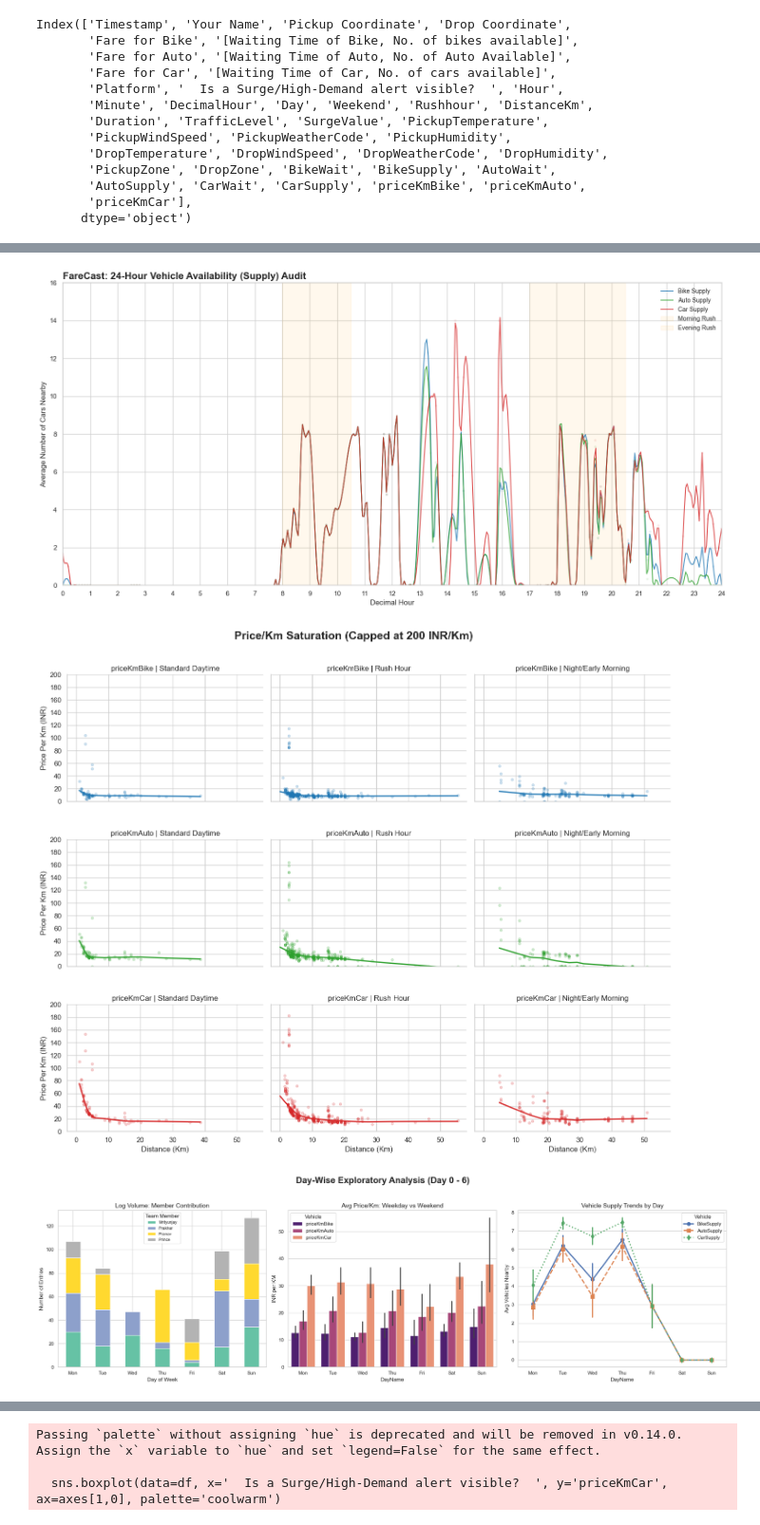
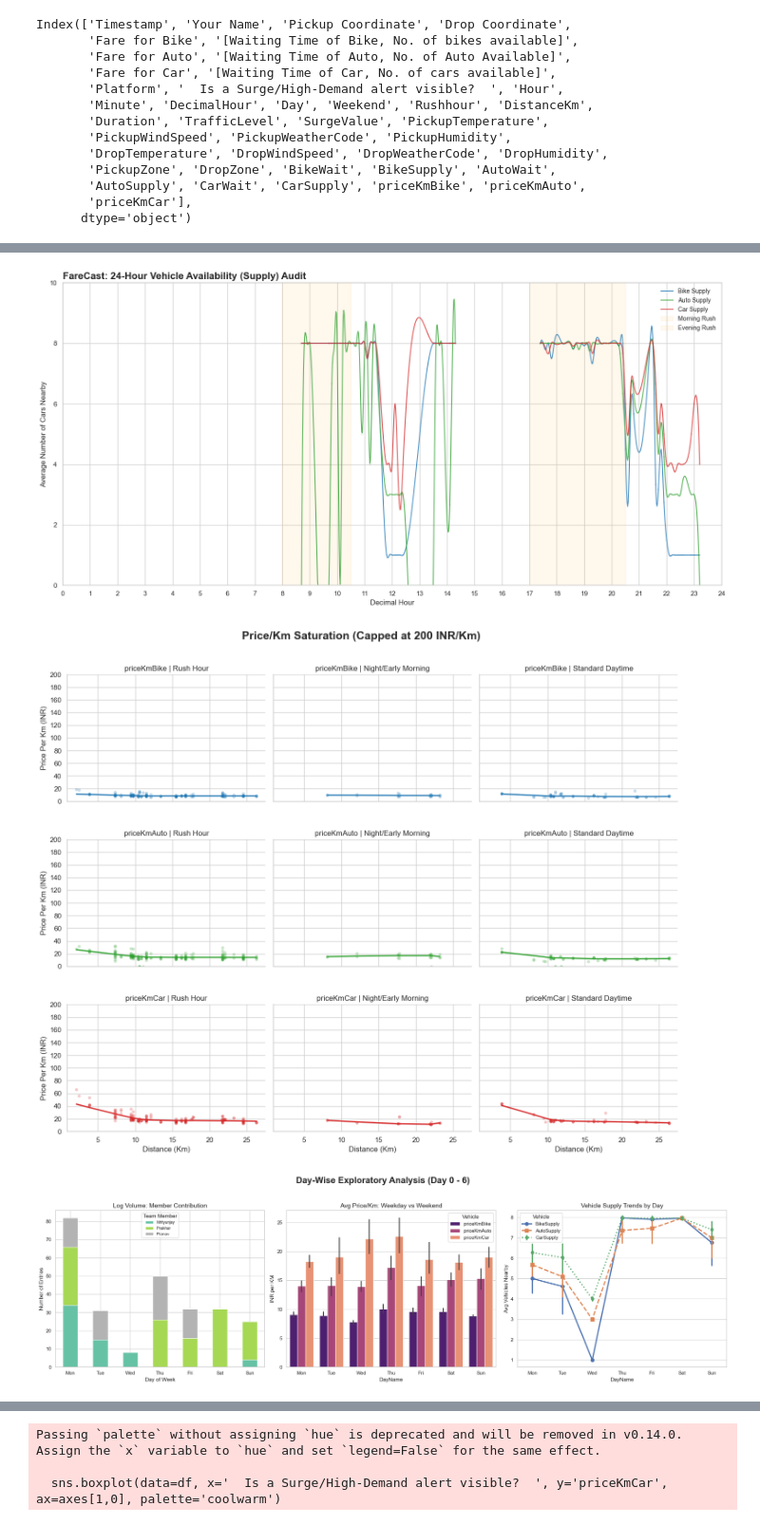
Before and after one commit to vibieprince/DATA-SCIENCE, a Jupyter notebook: MACHINE LEARNING ADVANCED/farecast.ipynb, the cells around one changed output, grey strips where cells are left out. Shown at 95% size. Saved outputs shown, nothing was run; the diff lists cells and outputs as text; code cells hidden in the pictures.

```diff
--- a/MACHINE LEARNING ADVANCED/farecast.ipynb
+++ b/MACHINE LEARNING ADVANCED/farecast.ipynb
@@ -246,7 +246,7 @@ import seaborn as sns
 from scipy.interpolate import make_interp_spline
 
 # 1. Load data
-df = pd.read_csv('Ride Apps Data Collection (Responses) - Form responses 2 (3).csv')
+df = pd.read_csv('Ride Apps Data Collection (Responses) - Form responses 2 (4).csv')
 
 # 2. Aggregation - Mean Supply per 0.1 hour slot
 # Using your specific supply columns
@@ -316,7 +316,7 @@ plt.legend(by_label.values(), by_label.keys(), loc='upper right', frameon=False,
 plt.tight_layout()
 plt.show()
 # %% [output]
-[figure, old version]
+[figure, new version]
 # %%
 import pandas as pd
 import numpy as np
@@ -324,7 +324,7 @@ import matplotlib.pyplot as plt
 import seaborn as sns
 
 # 1. Load data
-df = pd.read_csv('Ride Apps Data Collection (Responses) - Form responses 2 (3).csv')
+df = pd.read_csv('Ride Apps Data Collection (Responses) - Form responses 2 (4).csv')
 
 # 2. Categorize Time of Day
 def get_time_cat(row):
@@ -373,7 +373,7 @@ g.fig.suptitle('Price/Km Saturation (Capped at 200 INR/Km)', fontsize=18, fontwe
 
 plt.show()
 # %% [output]
-[figure, old version]
+[figure, new version]
 # %%
 import pandas as pd
 import numpy as np
@@ -381,7 +381,7 @@ import matplotlib.pyplot as plt
 import seaborn as sns
 
 # 1. Load data
-df = pd.read_csv('Ride Apps Data Collection (Responses) - Form responses 2 (3).csv')
+df = pd.read_csv('Ride Apps Data Collection (Responses) - Form responses 2 (4).csv')
 
 # 2. Map Day numbers to Names for readability
 day_map = {0: 'Mon', 1: 'Tue', 2: 'Wed', 3: 'Thu', 4: 'Fri', 5: 'Sat', 6: 'Sun'}
@@ -400,34 +400,34 @@ volume_pivot.plot(kind='bar', stacked=True, ax=axes[0], colormap='Set2', edgecol
 axes[0].set_title('Log Volume: Member Contribution', fontsize=14)
 axes[0].set_ylabel('Number of Entries')
 axes[0].set_xlabel('Day of Week')
 axes[0].legend(title='Team Member', fontsize=9, loc='upper center')
 axes[0].tick_params(axis='x', rotation=0) # Keep day names horizontal
 
 # --- PLOT 2: Average Price/Km per Day ---
 price_df = pd.melt(df, id_vars=['DayName'],
                    value_vars=['priceKmBike', 'priceKmAuto', 'priceKmCar'],
                    var_name='Vehicle', value_name='Price')
 
 sns.barplot(data=price_df, x='DayName', y='Price', hue='Vehicle',
             order=day_order, palette='magma', ax=axes[1])
 axes[1].set_title('Avg Price/Km: Weekday vs Weekend', fontsize=14)
 axes[1].set_ylabel('INR per KM')
 
 # --- PLOT 3: Supply Availability per Day ---
 # Ensure these column names match your CSV (case-sensitive)
 supply_df = pd.melt(df, id_vars=['DayName'],
                     value_vars=['BikeSupply', 'AutoSupply', 'CarSupply'],
                     var_name='Vehicle', value_name='Supply')
 
 sns.pointplot(data=supply_df, x='DayName', y='Supply', hue='Vehicle',
               order=day_order, markers=['o', 's', 'd'], linestyles=['-', '--', ':'], ax=axes[2])
 axes[2].set_title('Vehicle Supply Trends by Day', fontsize=14)
 axes[2].set_ylabel('Avg Vehicles Nearby')
 
 plt.tight_layout(rect=[0, 0.03, 1, 0.95])
 plt.show()
 # %% [output]
-[figure, old version]
+[figure, new version]
 # %%
 import pandas as pd
 import matplotlib.pyplot as plt
```
Also changed, not shown: parts of 4 cells of this notebook, 3 other files.
